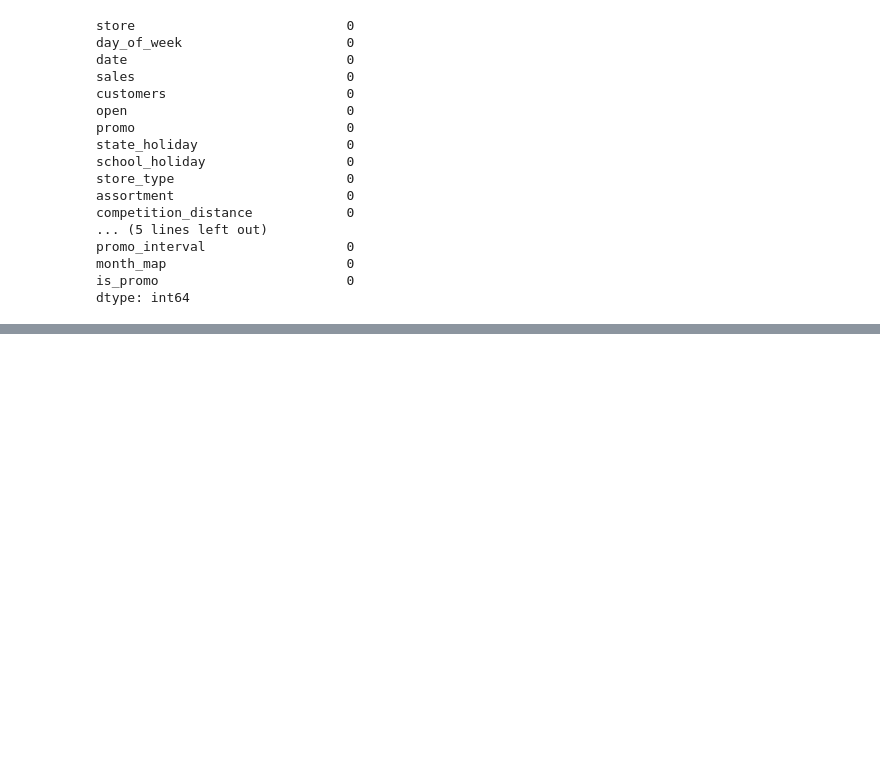
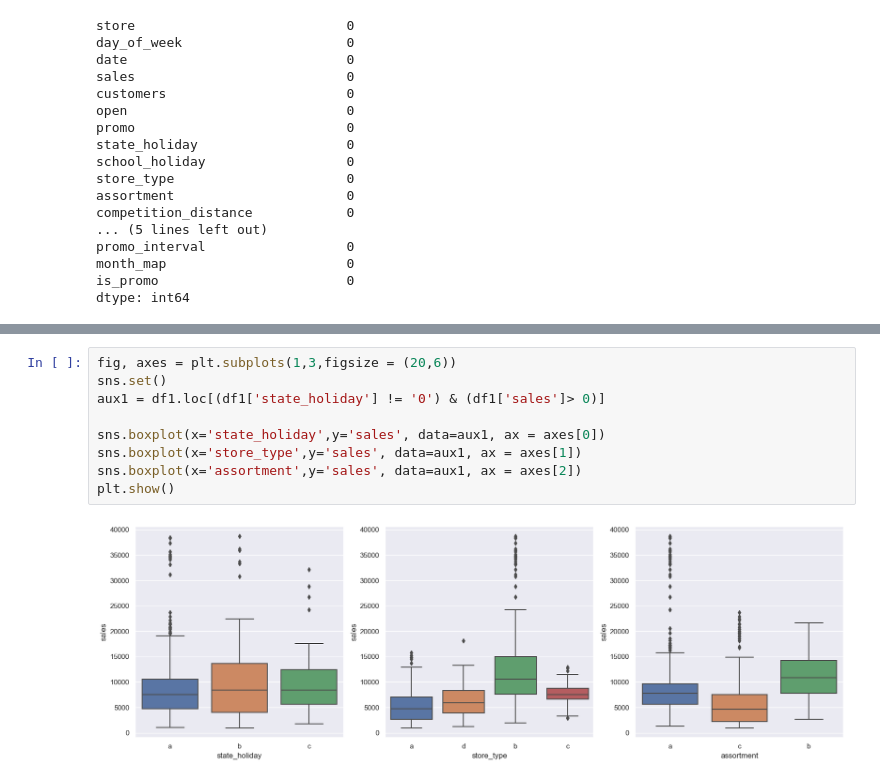
Before and after one commit to PedroPauloMR/ds_em_producao, a Jupyter notebook: main.ipynb, the cells around one changed output, grey strips where cells are left out. Cells and saved outputs as stored; diff of their text form; blank space fills up the shorter version.

```diff
--- a/main.ipynb
+++ b/main.ipynb
@@ -152,0 +246,11 @@ dtype: int64
+# %%
+fig, axes = plt.subplots(1,3,figsize = (20,6))
+sns.set()
+aux1 = df1.loc[(df1['state_holiday'] != '0') & (df1['sales']> 0)]
+
+sns.boxplot(x='state_holiday',y='sales', data=aux1, ax = axes[0])
+sns.boxplot(x='store_type',y='sales', data=aux1, ax = axes[1])
+sns.boxplot(x='assortment',y='sales', data=aux1, ax = axes[2])
+plt.show()
+# %% [output]
+[figure, added]
```
Also changed, not shown: parts of 9 cells of this notebook.
